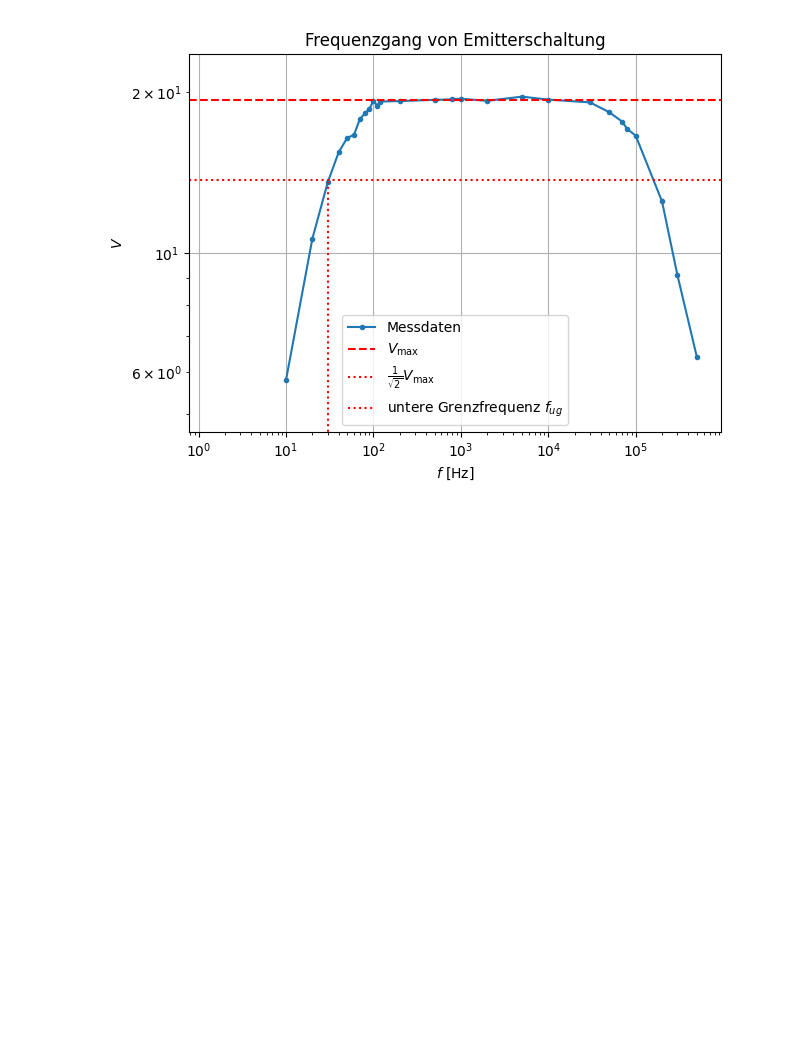
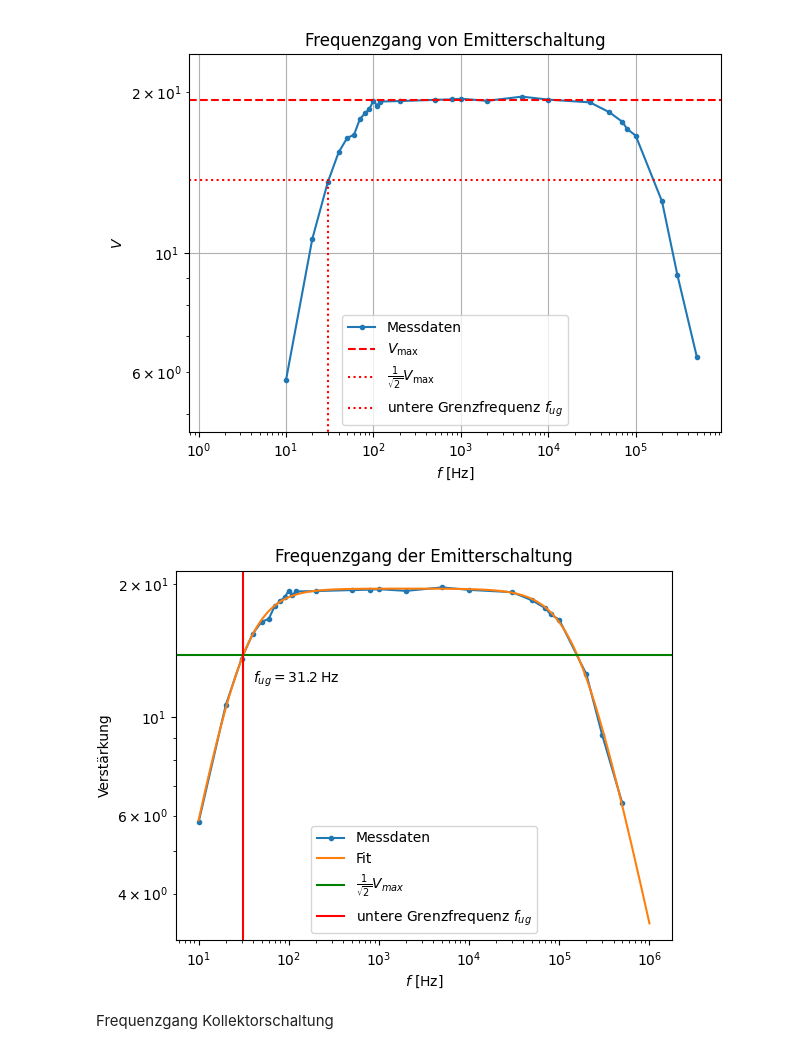
Before and after one commit to BenjaminKleijn/FP01_ElektronikGrundpraktikum, a Jupyter notebook: Plots.ipynb, the cells around one changed output. Drawn from its saved outputs; the diff is of its cells as text; code cells hidden in the pictures; blank space fills up the shorter version.

Commit message:
Frequenzgang

```diff
--- a/Plots.ipynb
+++ b/Plots.ipynb
@@ -16,3 +16,10 @@ c:\Users\samue\OneDrive\Dokumente\FP\01_Elektronik\Diagramme
+# %%
+def fit_func(f,V,W1,W2,n1,n2):
+    f_safe = np.clip(np.abs(f), 1e-12, None)
+    return V/(np.sqrt(1+1/(f/W1)**(2*n1))*np.sqrt(1+(f/W2)**(2*n2)))
+def fit_func2(f,V,W1,n1):
+    f_safe = np.clip(np.abs(f), 1e-12, None)
+    return V / np.sqrt(1 + 1 / (f_safe / W1) ** (2 * n1))
 # %%
 plt.close('all')
 plt.figure()
@@ -46,3 +52,25 @@ plt.savefig(Ausgabe_path/"Frequenzgang_Fit.png",format="png",bbox_inches='tight'
 plt.show()
 # %% [output]
 [figure]
+# %%
+popt, pcov = curve_fit(fit_func, f, V ,p0=[20, 10000, 100000, 1, 1])
+# %%
+
+x=np.logspace(1, 6, 1000)
+plt.figure()
+plt.title(r'Frequenzgang der Emitterschaltung')
+plt.loglog(f,V,marker='.',label=rf'Messdaten')
+plt.plot(x, fit_func(x, *popt), label='Fit')
+plt.axhline(np.max(fit_func(x, *popt))/np.sqrt(2), label=r'$\frac{1}{\sqrt{2}}V_{max}$', color='green')
+plt.axvline(x=31.2, color='red', label='untere Grenzfrequenz $f_{ug}$')
+plt.yscale('log')
+plt.text(4e1, 12, r'$f_{ug}=31.2 \, \text{Hz}$', color='black')
+plt.xlabel(r'$f$ [Hz]')
+plt.ylabel(r'Verstärkung')
+plt.legend()
+plt.show()
+plt.savefig(Ausgabe_path/"Frequenzgang_Fit_Emitterschaltung.png",format="png",bbox_inches='tight')
+# %% [output]
+[figure, added]
+# %% [markdown]
+Frequenzgang Kollektorschaltung
```
Also changed, not shown: parts of 5 cells of this notebook, 3 other files.
